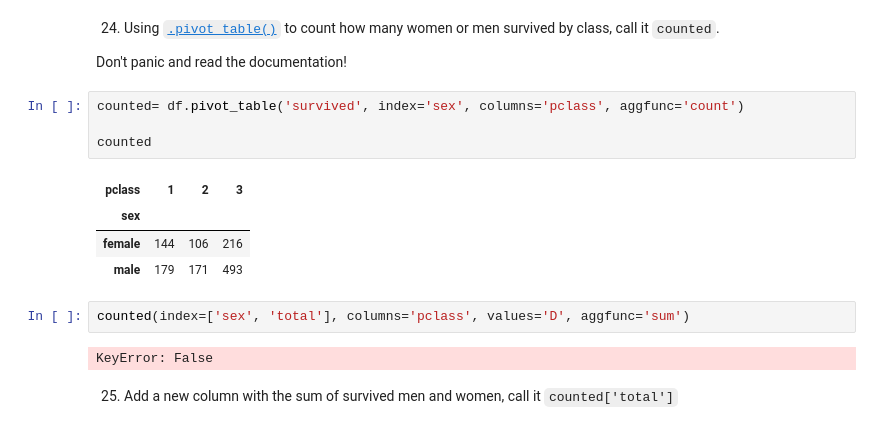
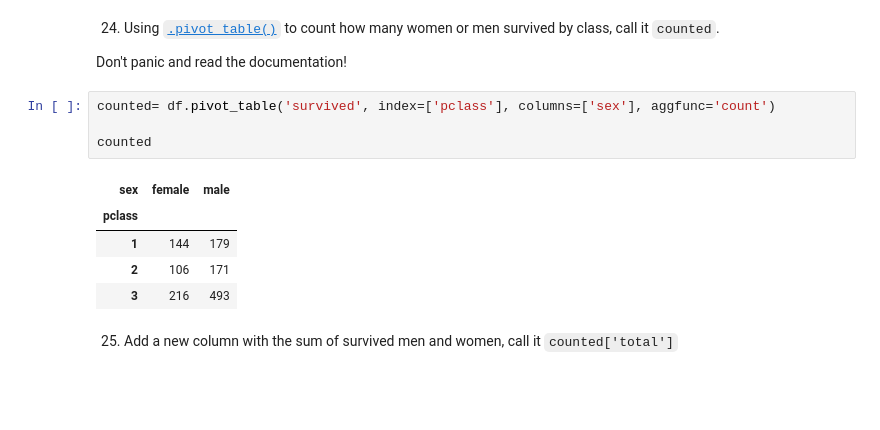
Before and after one commit to rafamd1/mi_copia_dsftmayo24semana1.1, a Jupyter notebook: semana 2/1_Data_Analysis/2-Pandas/Practica/7-Titanic/Titanic-exercise.ipynb, the cells around one changed output. Drawn from its saved outputs; the diff is of its cells as text; blank space fills up the shorter version.

```diff
--- a/semana 2/1_Data_Analysis/2-Pandas/Practica/7-Titanic/Titanic-exercise.ipynb
+++ b/semana 2/1_Data_Analysis/2-Pandas/Practica/7-Titanic/Titanic-exercise.ipynb
@@ -478,17 +478,14 @@ Name: median, dtype: float64
 
 Don't panic and read the documentation!
 # %%
-counted= df.pivot_table('survived', index='sex', columns='pclass', aggfunc='count')
+counted= df.pivot_table('survived', index=['pclass'], columns=['sex'], aggfunc='count')
 
 counted
 # %% [output]
-| pclass | 1 | 2 | 3 |
-| sex |  |  |  |
-| female | 144 | 106 | 216 |
-| male | 179 | 171 | 493 |
+| sex | female | male |
+| pclass |  |  |
+| 1 | 144 | 179 |
+| 2 | 106 | 171 |
+| 3 | 216 | 493 |
-# %%
-counted(index=['sex', 'total'], columns='pclass', values='D', aggfunc='sum')
-# %% [output]
-KeyError: False
 # %% [markdown]
 25. Add a new column with the sum of survived men and women, call it `counted['total']`
```
Also changed, not shown: parts of 16 cells of this notebook.
